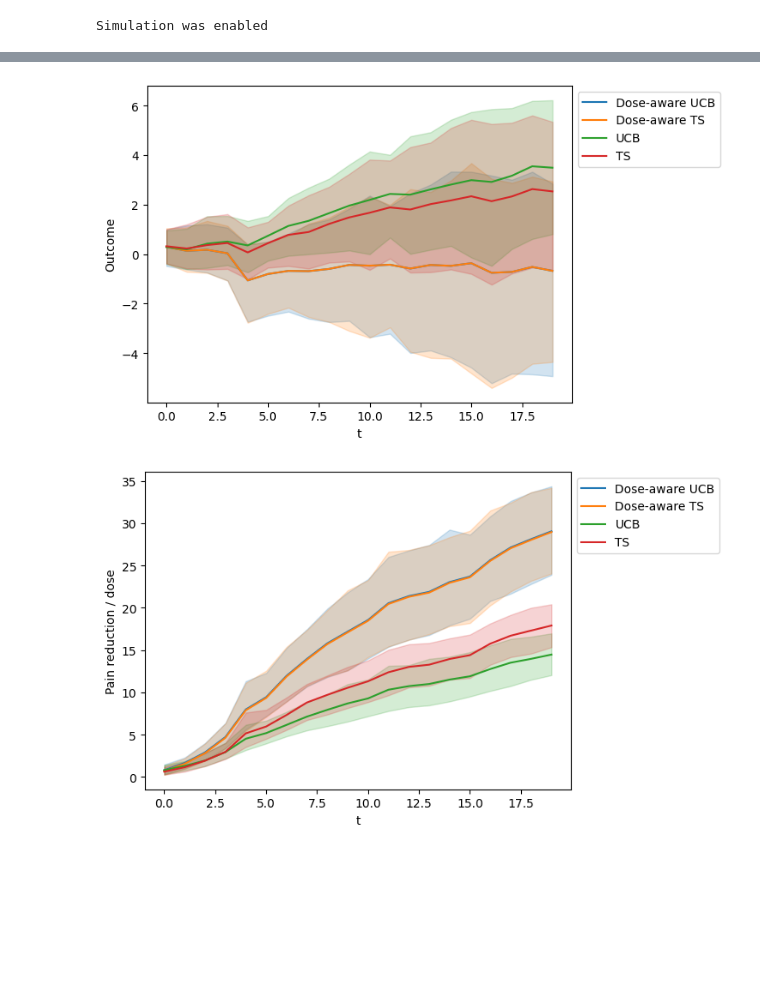
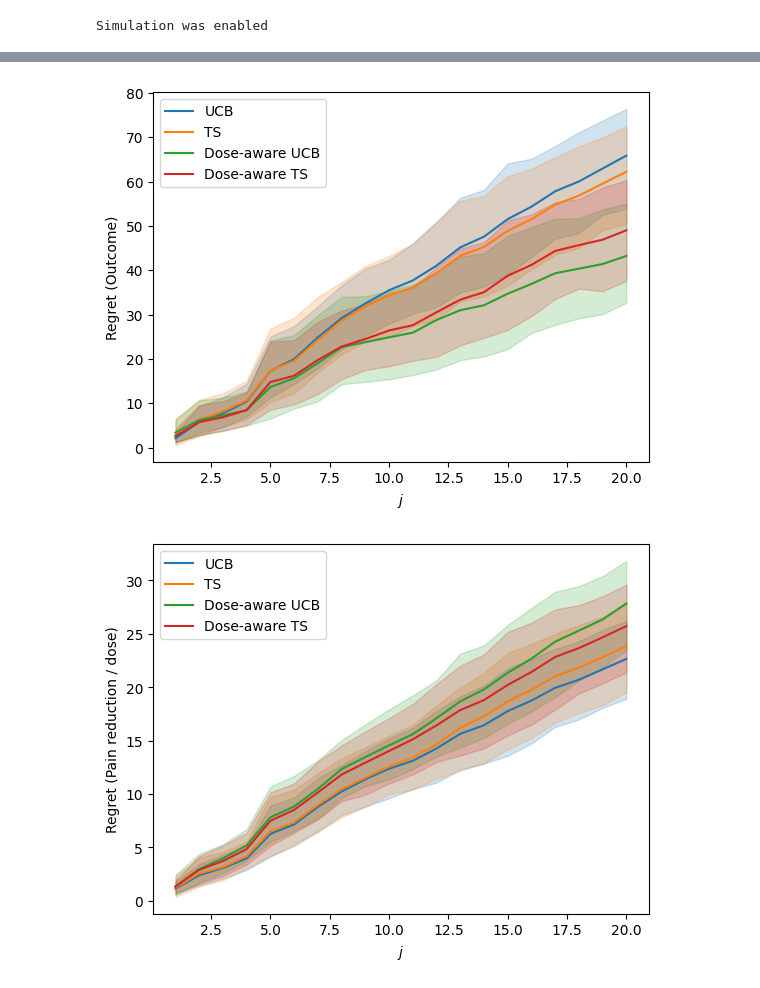
Before and after one commit to HIAlab/adaptive_nof1, a Jupyter notebook: notebooks/mt_case_study_2b-Copy1.ipynb, the cells around one changed output, grey strips where cells are left out. Cells and saved outputs as stored; diff of their text form; code cells hidden in the pictures; blank space fills up the shorter version.

Commit message:
Add data for masters thesis

```diff
--- a/notebooks/mt_case_study_2b-Copy1.ipynb
+++ b/notebooks/mt_case_study_2b-Copy1.ipynb
@@ -20,8 +20,10 @@ WARNING (pytensor.tensor.blas): Using NumPy C-API based implementation for BLAS
 [interactive output not drawn]
 # %%
 # Calculation example
-df = pandas.DataFrame({"$c$": [-1, -1, 1, 1], "$k$": [1, 3, 1, 3]})
-df["$\Delta_{i,j,k}$"] = numpy.exp(df["$c$"]) - numpy.exp(df["$c$"] - df["$k$"])
-df["$\eta_{i,j,k}$"] = df["$\Delta_{i,j,k}$"] / df["$k$"]
+df = pandas.DataFrame({"c": [ 0.1, 0.1, 0.1, 0.2, 0.2, 0.2, 0.3, 0.3, 0.3] * 2, "k": [1, 2, 3] * 3 * 2})
+df["a"] = [1.8] * 9 + [2.1] * 9
+df["$\Delta_{i,j,k}$"] = numpy.exp(df["c"] * (df["k"] * df["a"]))
+df["$\eta_{i,j,k}$"] = df["$\Delta_{i,j,k}$"] / df["k"]
+
 df
 # %% [output]
@@ -166,23 +180,22 @@ class LogLinearInferenceReductionPerDose(LogLinearInference):
 # %%
 # Policies
 thompson_sampling_policy = ThompsonSampling(
-    inference_model=LogLinearInference(),
+    inference_model=LogInference(),
 )
 
-
 ucb_policy = UpperConfidenceBound(
-    inference_model=LogLinearInference(),
+    inference_model=LogInference(),
     epsilon=0.05,
 )
 
 thompson_sampling_policy_corrected = ThompsonSampling(
-    inference_model=LogLinearInferenceReductionPerDose(),
+    inference_model=LogInferenceReductionPerDose(),
     outcome_name = "reduction_per_dose",
 )
 
 
 ucb_policy_corrected = UpperConfidenceBound(
-    inference_model=LogLinearInferenceReductionPerDose(),
+    inference_model=LogInferenceReductionPerDose(),
     outcome_name = "reduction_per_dose",
     epsilon=0.05,
 )
@@ -272,5 +237,5 @@ Sampling: [outcome]
 # %%
 if ENABLE_SIMULATION:
-    write_to_disk("data/2024-02-06-mt_case_study_2b_data_test.json", [calculated_series, config_to_simulation_data])
+    write_to_disk("data/2024-02-11-mt_case_study_2b_data.json", [calculated_series, config_to_simulation_data])
 else:
-    calculated_series, config_to_simulation_data = load_from_disk("data/2024-02-06-mt_case_study_2b_data_test.json")
+    calculated_series, config_to_simulation_data = load_from_disk("data/2024-02-11-mt_case_study_2b_data.json")
@@ -287,14 +254,16 @@ model_mapping = {
 }
 
 policy_mapping = {
-    "ThompsonSampling(LogLinearInferenceReductionPerDose)": "Dose-aware TS",
-    "ThompsonSampling(LogLinearInference)": "TS",
-    "UpperConfidenceBound(0.05 epsilon, LogLinearInferenceReductionPerDose)": "Dose-aware UCB",
-    "UpperConfidenceBound(0.05 epsilon, LogLinearInference)": "UCB",
+    "ThompsonSampling(LogInferenceReductionPerDose)": "Dose-aware TS",
+    "ThompsonSampling(LogInference)": "TS",
+    "UpperConfidenceBound(0.05 epsilon, LogInferenceReductionPerDose)": "Dose-aware UCB",
+    "UpperConfidenceBound(0.05 epsilon, LogInference)": "UCB",
 }
 
 def rename_df(df):
     df["policy_#_metric_#_model_p"] = df["policy"].apply(lambda x: policy_mapping[x])
+    df['policy'] = pd.Categorical(df['policy_#_metric_#_model_p'], categories=["UCB", "TS", "Dose-aware UCB", "Dose-aware TS"], ordered=True)
+    df["policy_#_metric_#_model_p"] = df["policy"]
     return df
 
 df = SeriesOfSimulationsData.score_data(
@@ -368,26 +330,27 @@ plot_allocations_for_calculated_series(calculated_series)
 # %%
-SeriesOfSimulationsData.plot_lines(
+ax = SeriesOfSimulationsData.plot_lines(
     [s["result"] for s in calculated_series],
     [
         MaximizingCumulativeRegret(),
     ],
     legend_position=(1,1),
     process_df = rename_df,
 )
-plt.ylabel('Outcome')
-plt.savefig("mt_resources/6-covariates/02_reduction_per_dose.pdf", bbox_inches="tight")
+plt.ylabel('Regret (Outcome)')
+seaborn.move_legend(ax, "upper left", title=None)
+plt.savefig("mt_resources/6-covariates/02_regret_outcome.pdf", bbox_inches="tight")
 # %% [output]
-[figure, old version]
+[figure, new version]
 # %%
-SeriesOfSimulationsData.plot_lines(
+ax = SeriesOfSimulationsData.plot_lines(
     [s["result"] for s in calculated_series],
     [
         MaximizingCumulativeRegret(outcome_name = "reduction_per_dose"),
     ],
-    legend_position=(1,1),
     process_df = rename_df,
 )
-plt.ylabel('Pain reduction / dose')
+plt.ylabel('Regret (Pain reduction / dose)')
+seaborn.move_legend(ax, "upper left", title=None)
 plt.savefig("mt_resources/6-covariates/02_reduction_per_dose.pdf", bbox_inches="tight")
 # %% [output]
-[figure, old version]
+[figure, new version]
```
Also changed, not shown: parts of 18 cells of this notebook, 21 other files.
